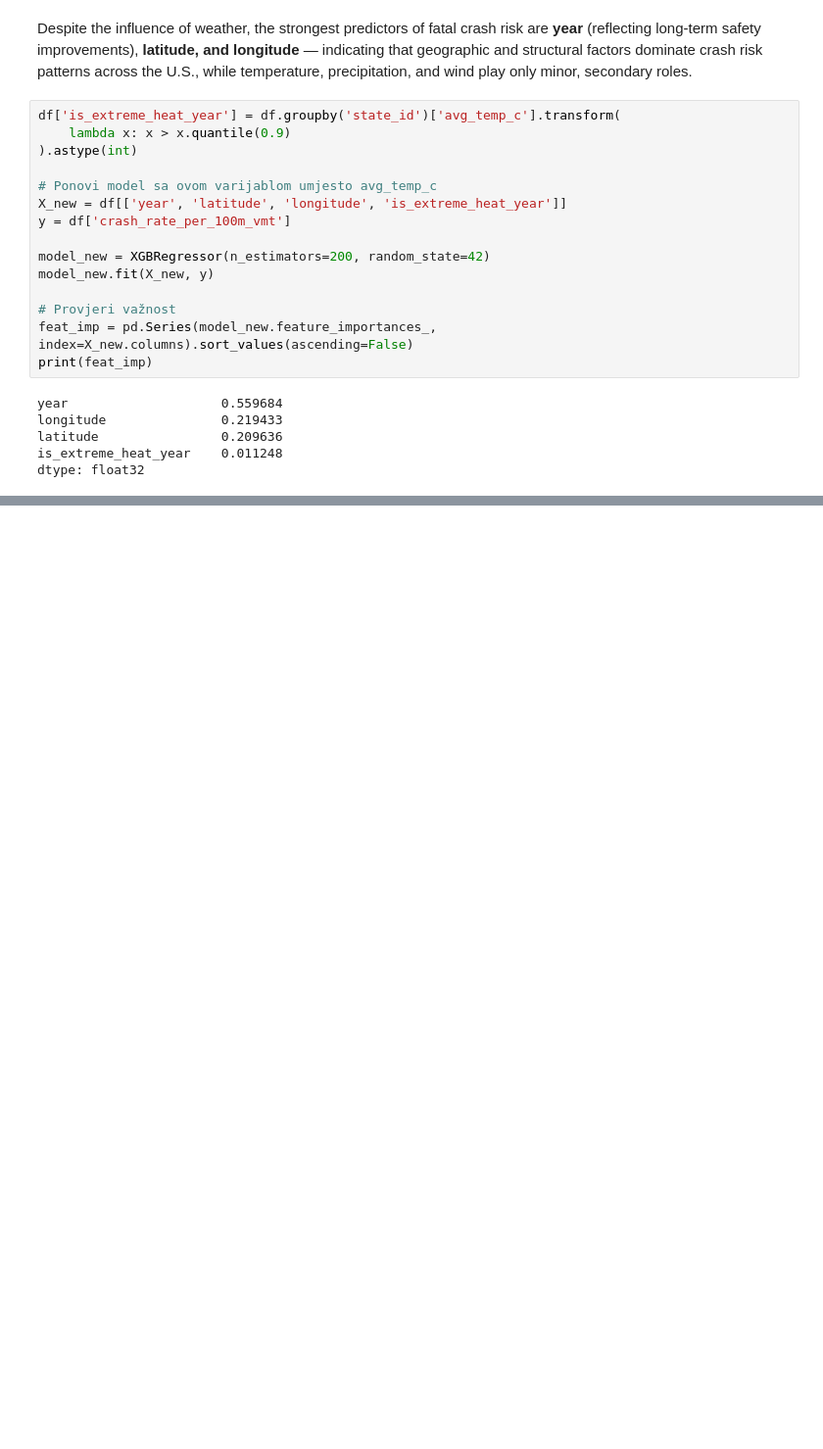
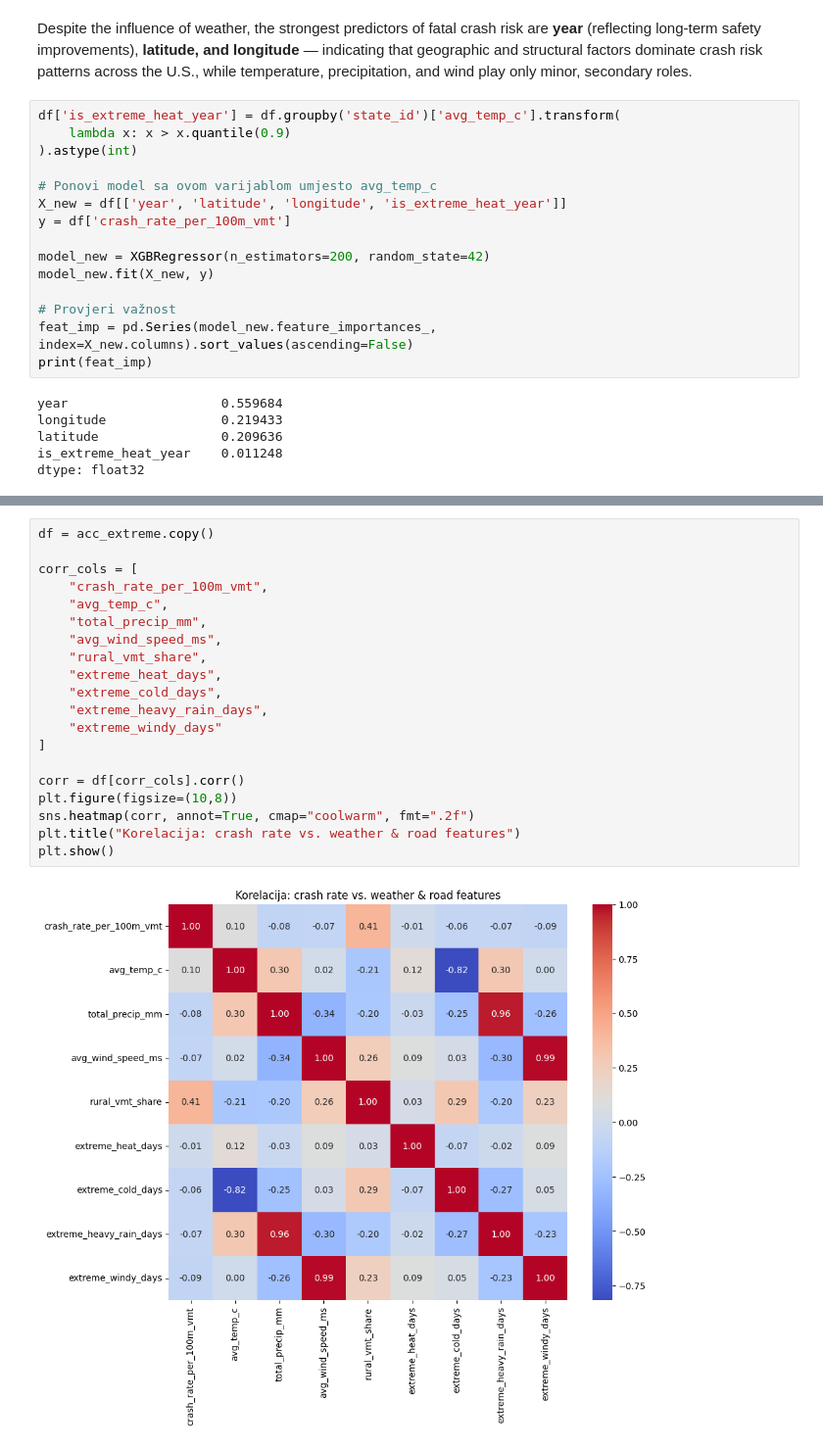
Before and after one commit to patricija-marijanovic/foundations-of-data-science, a Jupyter notebook: notebooks/data_modelling.ipynb, the cells around one changed output, grey strips where cells are left out. Shown at 98% size. Saved outputs shown, nothing was run; the diff lists cells and outputs as text; blank space fills up the shorter version.

```diff
--- a/notebooks/data_modelling.ipynb
+++ b/notebooks/data_modelling.ipynb
@@ -899,0 +1039,22 @@ dtype: float32
+# %%
+df = acc_extreme.copy()
+
+corr_cols = [
+    "crash_rate_per_100m_vmt",
+    "avg_temp_c",
+    "total_precip_mm",
+    "avg_wind_speed_ms",
+    "rural_vmt_share",
+    "extreme_heat_days",
+    "extreme_cold_days",
+    "extreme_heavy_rain_days",
+    "extreme_windy_days"
+]
+
+corr = df[corr_cols].corr()
+plt.figure(figsize=(10,8))
+sns.heatmap(corr, annot=True, cmap="coolwarm", fmt=".2f")
+plt.title("Korelacija: crash rate vs. weather & road features")
+plt.show()
+# %% [output]
+[figure, added]
```
Also changed, not shown: parts of 15 cells of this notebook, 2 other files.
